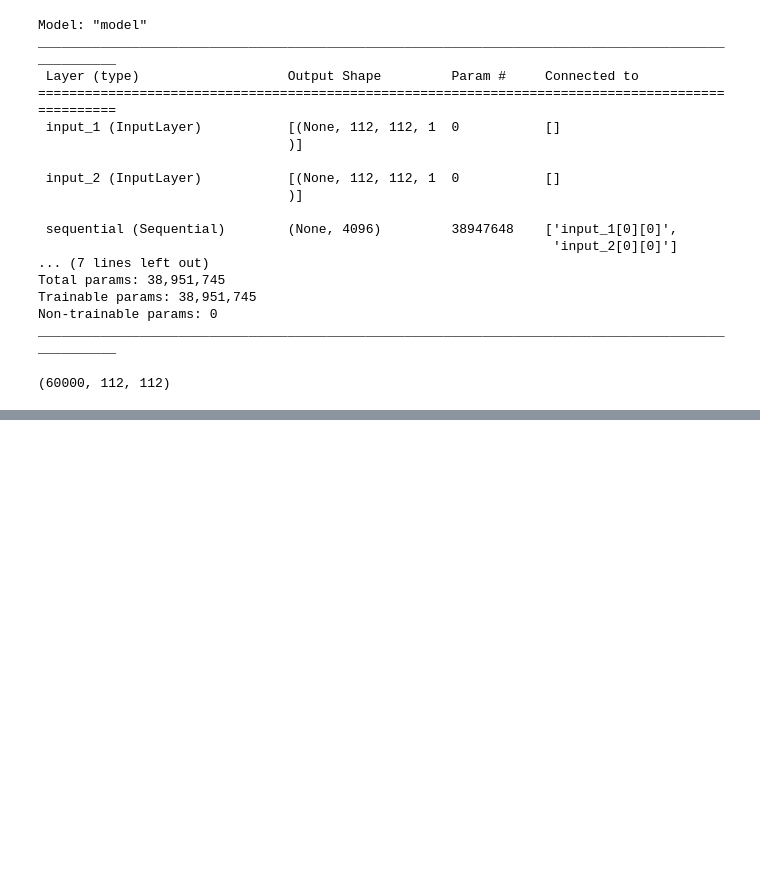
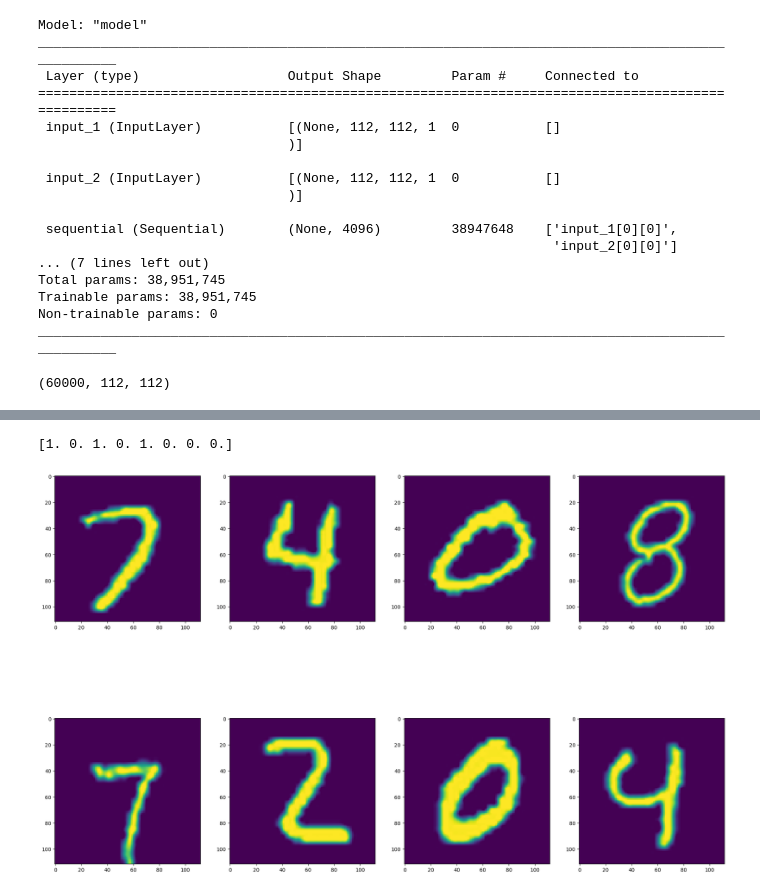
Before and after one commit to pxndey/dl-projects-2, a Jupyter notebook: siamese-mnist/mnist-siam.ipynb, the cells around one changed output, grey strips where cells are left out. Cells and saved outputs as stored; diff of their text form; code cells hidden in the pictures; blank space fills up the shorter version.

```diff
--- a/siamese-mnist/mnist-siam.ipynb
+++ b/siamese-mnist/mnist-siam.ipynb
@@ -302,5 +312,5 @@ ValueError: too many values to unpack (expected 2)
 # %%
-def make_test():
+def make_test_batch(batch_size):
     scale_factor=4
     # Upscale using cv2.resize
     upscaled_xtest = np.empty((10000,112,112))
@@ -311,25 +321,34 @@ def make_test():
     n_examples,w,h = X.shape
     n_classes = np.unique(ytest)
 
-    # categories = rng.choice(n_classes,size=(batch_size,),replace=True)
-    # pairs=[np.zeros((batch_size, h, w,1)) for i in range(2)]
-    # targets=np.zeros((batch_size,))
-    # targets[batch_size//2:] = 1
-    # for i in range(batch_size):
-    #         category = categories[i]
-    #         idx_1 = rng.randint(0, n_examples)
-    #         pairs[0][i,:,:,:] = X[idx_1].reshape(w, h, 1)
-    #         idx_2 = rng.randint(0, n_examples)
-    #         #pick images of same class for 1st half, different for 2nd
-    #         if ytest[idx_1] == ytest[idx_2]:
-    #             targets[i] = 1
-    #         else:
-    #             #add a random number to the category modulo n classes to ensure 2nd image has
-    #             # ..different category
-    #             #category_2 = (category + rng.randint(0,9)) % n_classes
-    #             targets[i] = 0
-    #         pairs[1][i,:,:,:] = X[idx_2].reshape(w, h,1)
+    categories = rng.choice(n_classes,size=(batch_size,),replace=True)
+    pairs=[np.zeros((batch_size, h, w,1)) for i in range(2)]
+    targets=np.zeros((batch_size,))
+    for i in range(batch_size):
+            idx_1 = rng.randint(0, n_examples)
+            pairs[0][i,:,:,:] = X[idx_1].reshape(w, h, 1)
+            idx_2 = rng.randint(0, n_examples)
+            #pick images of same class for 1st half, different for 2nd
+            if ytest[idx_1] == ytest[idx_2]:
+                targets[i] = 1
+            else:
+                #add a random number to the category modulo n classes to ensure 2nd image has
+                # ..different category
+                #category_2 = (category + rng.randint(0,9)) % n_classes
+                targets[i] = 0
+            pairs[1][i,:,:,:] = X[idx_2].reshape(w, h,1)
     return pairs, targets
 
 ptest,ttest = make_test_batch(8)
+# %%
+ptest,ttest = make_test_batch(8)
+fig,axs = plt.subplots(2,4,figsize=(24,16))
+for i in range(0,4):
+    axs[0,i].imshow(ptest[0][i,:,:,0])
+    axs[1,i].imshow(ptest[1][i,:,:,0])
+
+print(ttest)
+# %% [output]
+[1. 0. 1. 0. 1. 0. 0. 0.]
+[figure, added]
 # %%
```
Also changed, not shown: parts of 17 cells of this notebook, 1 other file.
